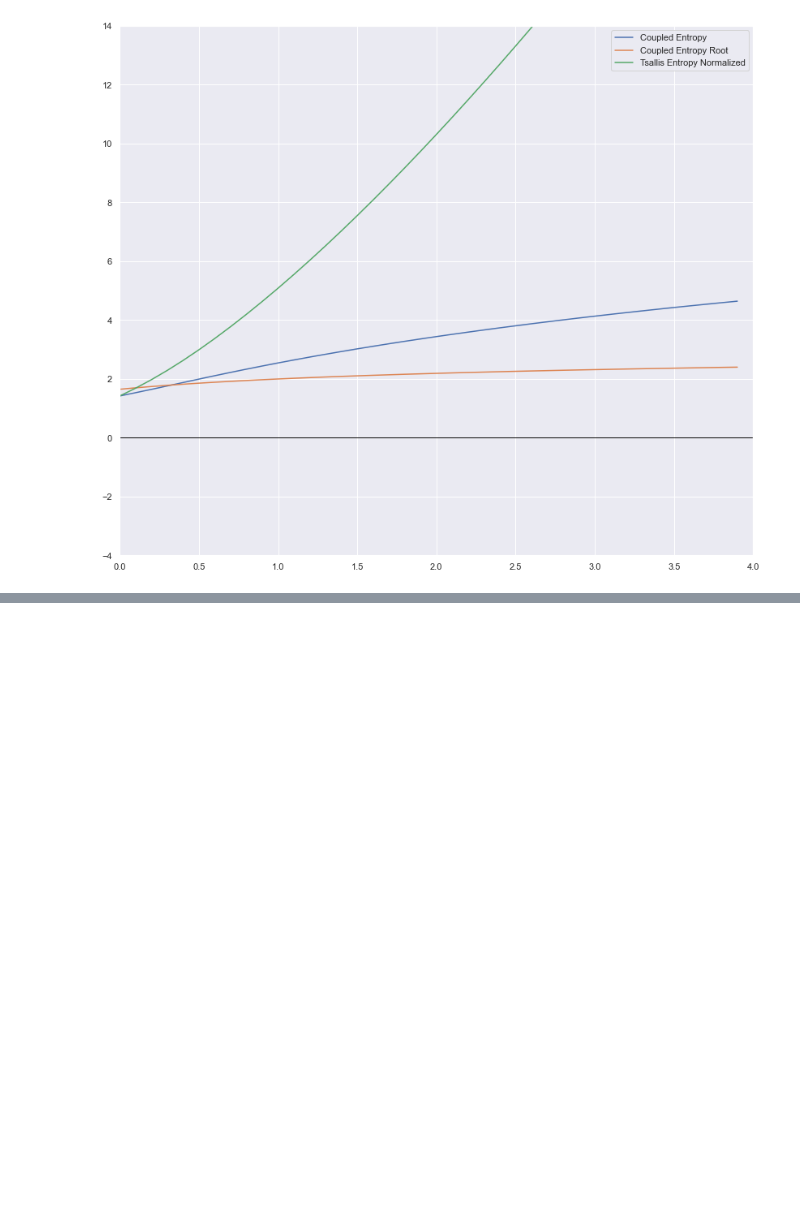
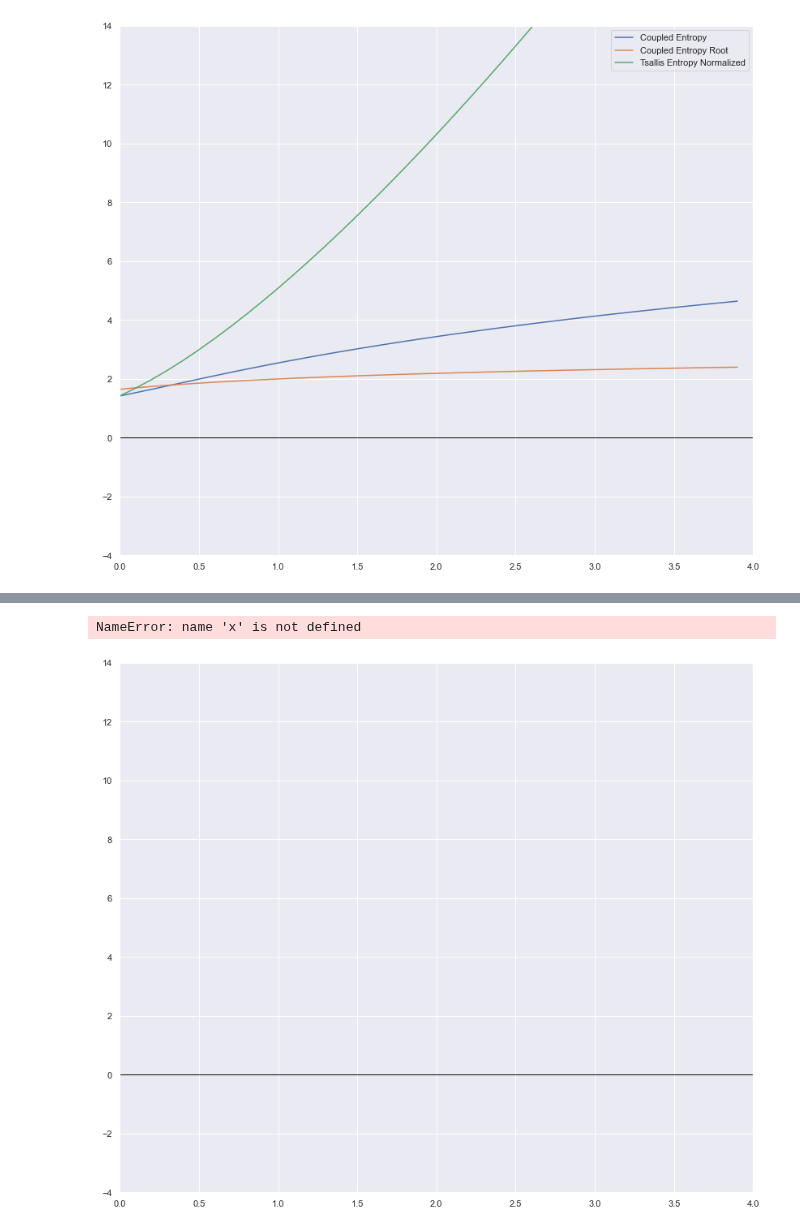
Before and after one commit to Photrek/Nonlinear-Statistical-Coupling, a Jupyter notebook: workspace/daniel/plots.ipynb, the cells around one changed output, grey strips where cells are left out. Drawn from its saved outputs; the diff is of its cells as text; code cells hidden in the pictures; blank space fills up the shorter version.

```diff
--- a/workspace/daniel/plots.ipynb
+++ b/workspace/daniel/plots.ipynb
@@ -346,0 +375,35 @@ plt.show();
+# %%
+# plt.figure(figsize=(12, 8))
+Y = {}
+plot_coupledEntropy = []
+plot_coupledEntropy_root = []
+plot_tsallisEntropyNormalized_root = []
+fig, ax = plt.subplots(figsize=(14, 12))
+ax.axvline(c='black', lw=1)
+ax.axhline(c='black', lw=1)
+
+cm = plt.get_cmap('PiYG')
+kappa_values = [round(value, 1) for value in np.arange(0, 4, 0.1)]
+n = len(kappa_values)
+#ax.set_prop_cycle(color=['gold' if kappa==0 else cm(1.*i/n) for i, kappa in enumerate(kappa_values)])
+
+plt.xlim(0, 4)
+plt.ylim(-4, 14)
+
+for kappa in kappa_values:
+    y = CoupledNormalDistribution(0, 1, kappa, 2)
+    Y[kappa] = CoupledEntropy(y, kappa, 2, 1, False, 'quad')
+    plot_coupledEntropy.append(Y[kappa])
+    Y[kappa] = CoupledEntropy(y, kappa, 2, 1, True, 'quad')
+    plot_coupledEntropy_root.append(Y[kappa])
+    Y[kappa] = CoupledEntropy(y, kappa, 2, 1, False, 'quad')*(1+kappa)
+    plot_tsallisEntropyNormalized_root.append(Y[kappa])
+
+plt.plot(kappa_values, plot_coupledEntropy, label='Coupled Entropy')
+plt.plot(kappa_values, plot_coupledEntropy_root, label='Coupled Entropy Root')
+plt.plot(kappa_values, plot_tsallisEntropyNormalized_root, label='Tsallis Entropy Normalized')
+plt.legend()
+plt.show();
+# %% [output]
+NameError: name 'x' is not defined
+[figure, added]
```
Also changed, not shown: parts of 2 cells of this notebook, 1 other file.
